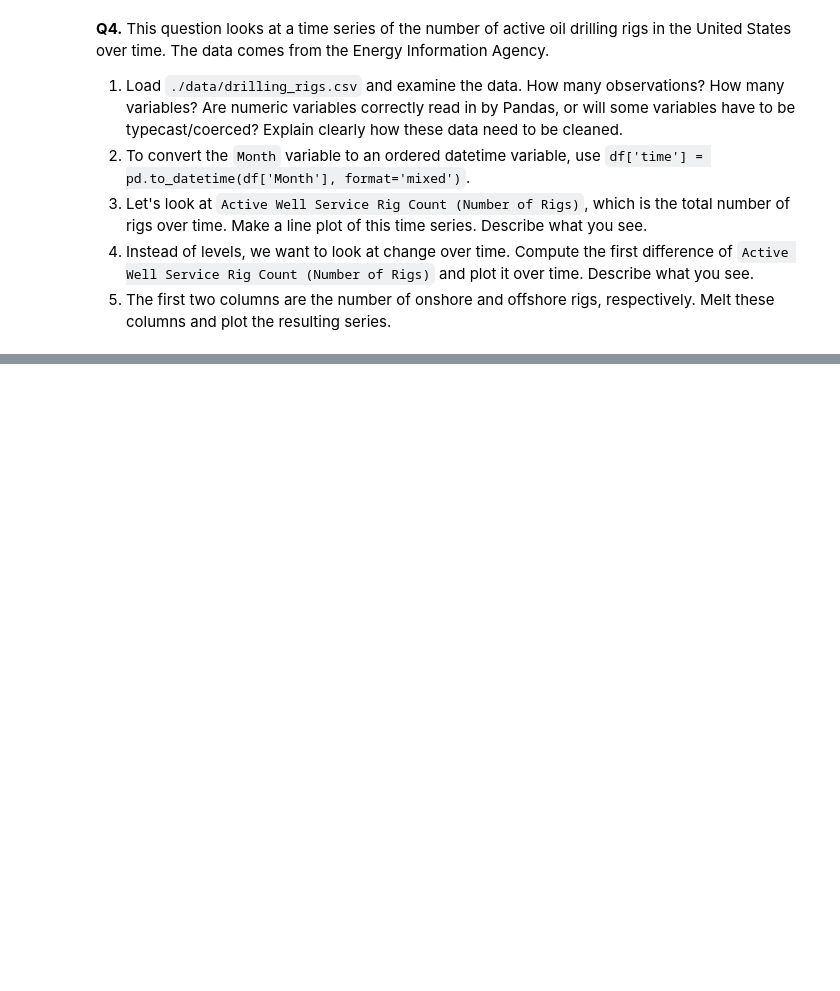
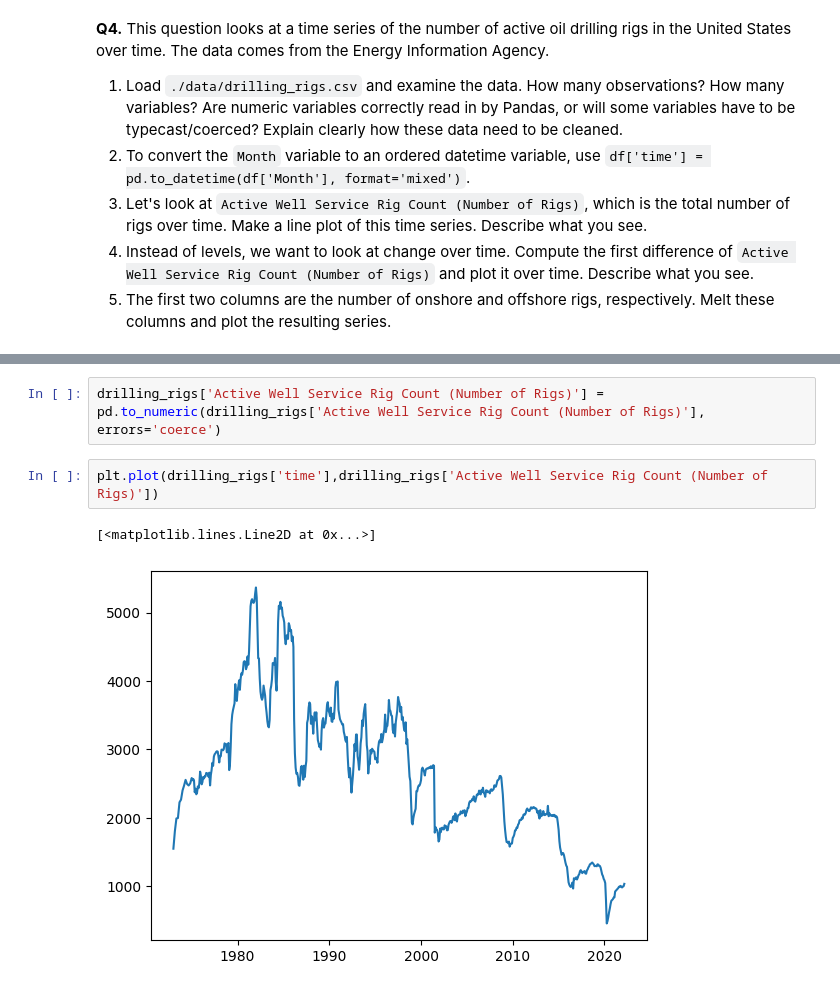
Before and after one commit to aileenkent/EDA., a Jupyter notebook: assignment/assignment.ipynb, the cells around one changed output, grey strips where cells are left out. Drawn from its saved outputs; the diff is of its cells as text; blank space fills up the shorter version.

```diff
--- a/assignment/assignment.ipynb
+++ b/assignment/assignment.ipynb
@@ -267,0 +320,7 @@ dtype: int64
+# %%
+drilling_rigs['Active Well Service Rig Count (Number of Rigs)'] = pd.to_numeric(drilling_rigs['Active Well Service Rig Count (Number of Rigs)'], errors='coerce')
+# %%
+plt.plot(drilling_rigs['time'],drilling_rigs['Active Well Service Rig Count (Number of Rigs)'])
+# %% [output]
+[<matplotlib.lines.Line2D at 0x...>]
+[figure, added]
```
Also changed, not shown: parts of 18 cells of this notebook.
